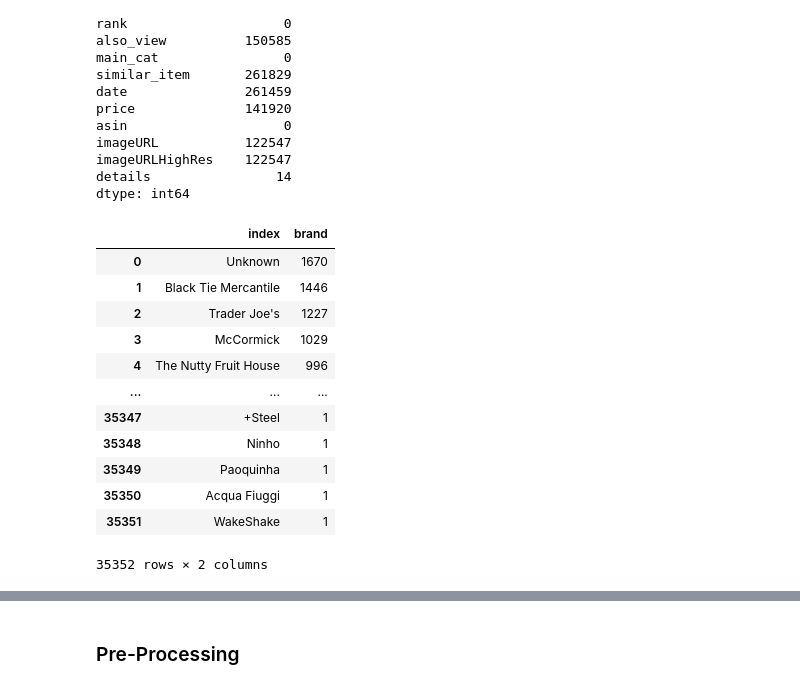
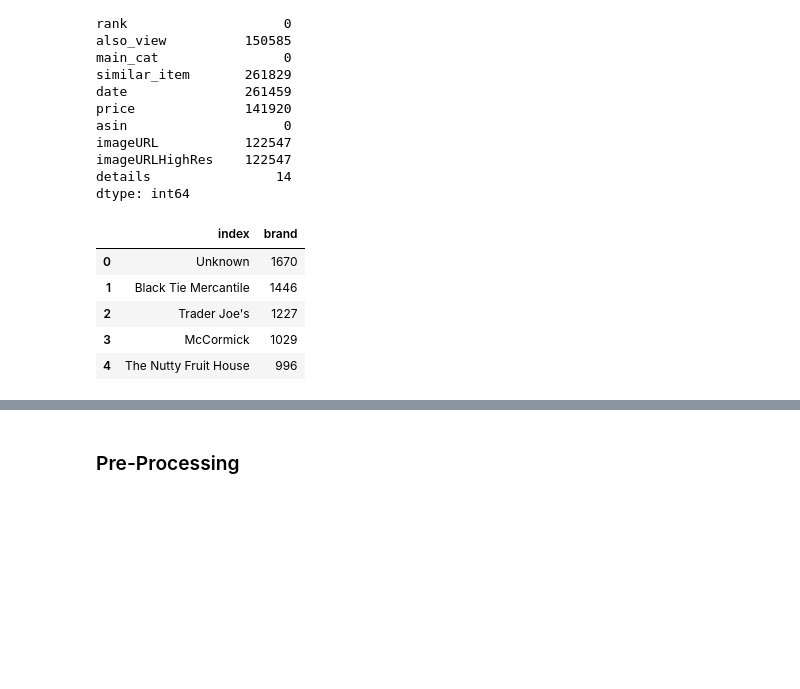
Before and after one commit to AnushreeSS/SustainableProductDatabase, a Jupyter notebook: MainProjectPipeline.ipynb, the cells around one changed output, grey strips where cells are left out. Cells and saved outputs as stored; diff of their text form; code cells hidden in the pictures; blank space fills up the shorter version.

```diff
--- a/MainProjectPipeline.ipynb
+++ b/MainProjectPipeline.ipynb
@@ -160,19 +151,12 @@ imageURLHighRes    122547
 details                14
 dtype: int64
 # %%
-amazon_data["brand"].value_counts().reset_index()
+amazon_data["brand"].value_counts().reset_index().head(5)
 # %% [output]
 |  | index | brand |
 | 0 | Unknown | 1670 |
 | 1 | Black Tie Mercantile | 1446 |
 | 2 | Trader Joe's | 1227 |
 | 3 | McCormick | 1029 |
 | 4 | The Nutty Fruit House | 996 |
-| ... | ... | ... |
-| 35347 | +Steel | 1 |
-| 35348 | Ninho | 1 |
-| 35349 | Paoquinha | 1 |
-| 35350 | Acqua Fiuggi | 1 |
-| 35351 | WakeShake | 1 |
-35352 rows × 2 columns
 # %%
```
Also changed, not shown: parts of 30 cells of this notebook.
